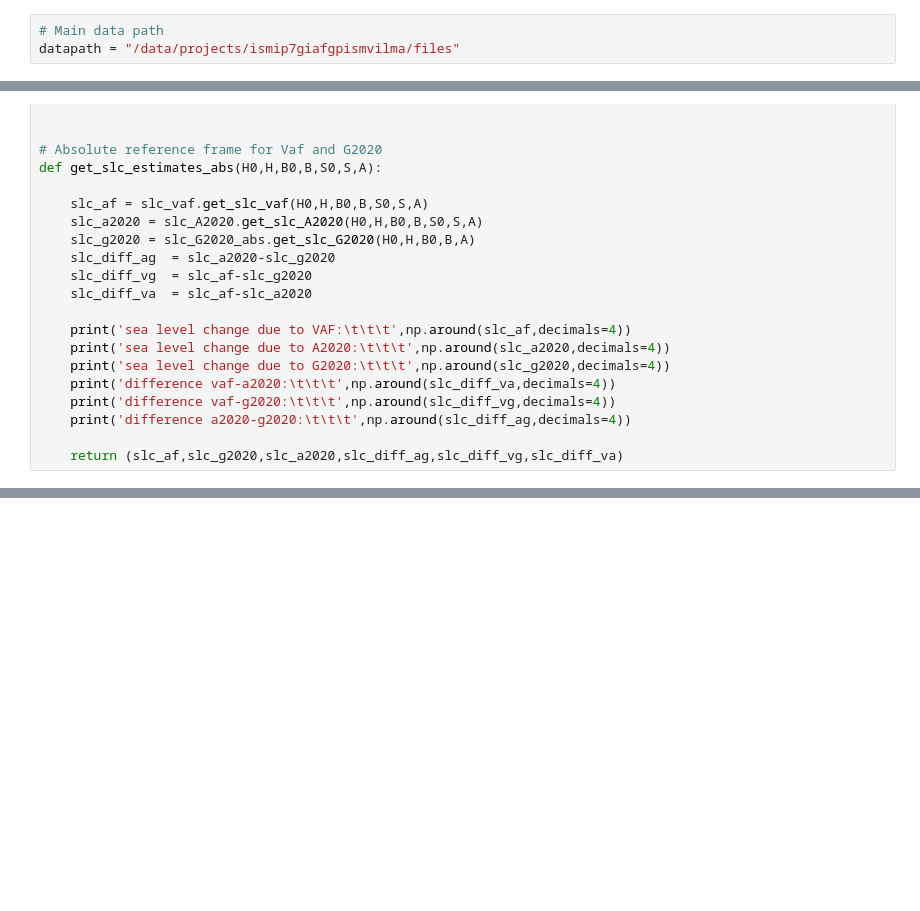
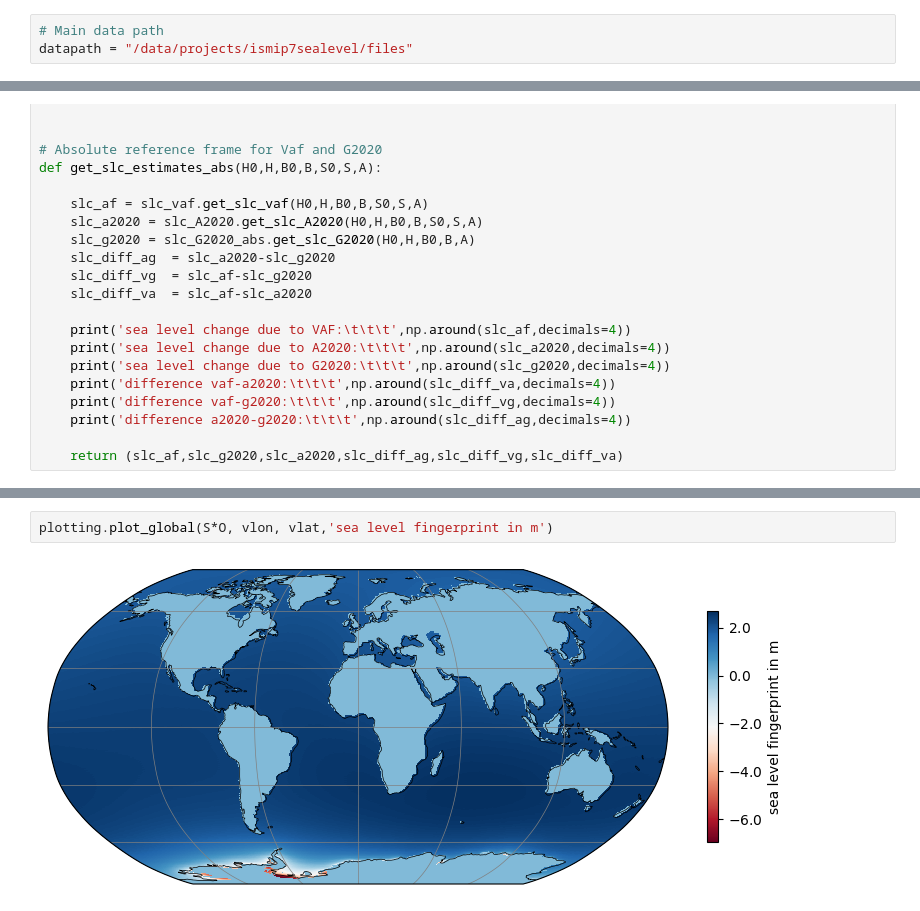
Before and after one commit to ismip/ismip7-sea-level-estimates, a Jupyter notebook: compare_slc_PISMVILMA_global.ipynb, the cells around one changed output, grey strips where cells are left out. Drawn from its saved outputs; the diff is of its cells as text; blank space fills up the shorter version.

Commit message:
Updated plotting and global notebook

```diff
--- a/compare_slc_PISMVILMA_global.ipynb
+++ b/compare_slc_PISMVILMA_global.ipynb
@@ -25,7 +39,7 @@ clat=-59
 #clat=-65
 # %%
 # Main data path
-datapath = "/data/projects/ismip7giafgpismvilma/files"
+datapath = "/data/projects/ismip7sealevel/files"
 # %%
 # Relative reference frame for Vaf and G2020
 def get_slc_estimates(H0,H,B0,B,S0,S,zn0,zn,A):
@@ -144,0 +166,4 @@ LMS = (LMS>0)
+# %%
+plotting.plot_global(S*O, vlon, vlat,'sea level fingerprint in m')
+# %% [output]
+[figure, added]
```
Also changed, not shown: parts of 15 cells of this notebook, 1 other file.
